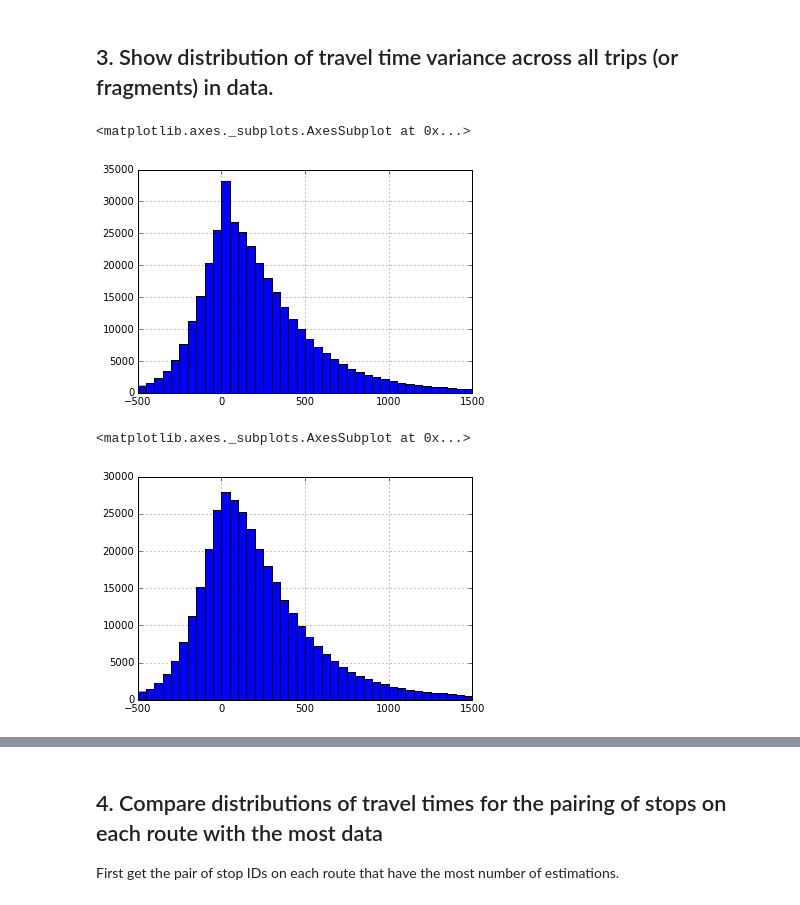
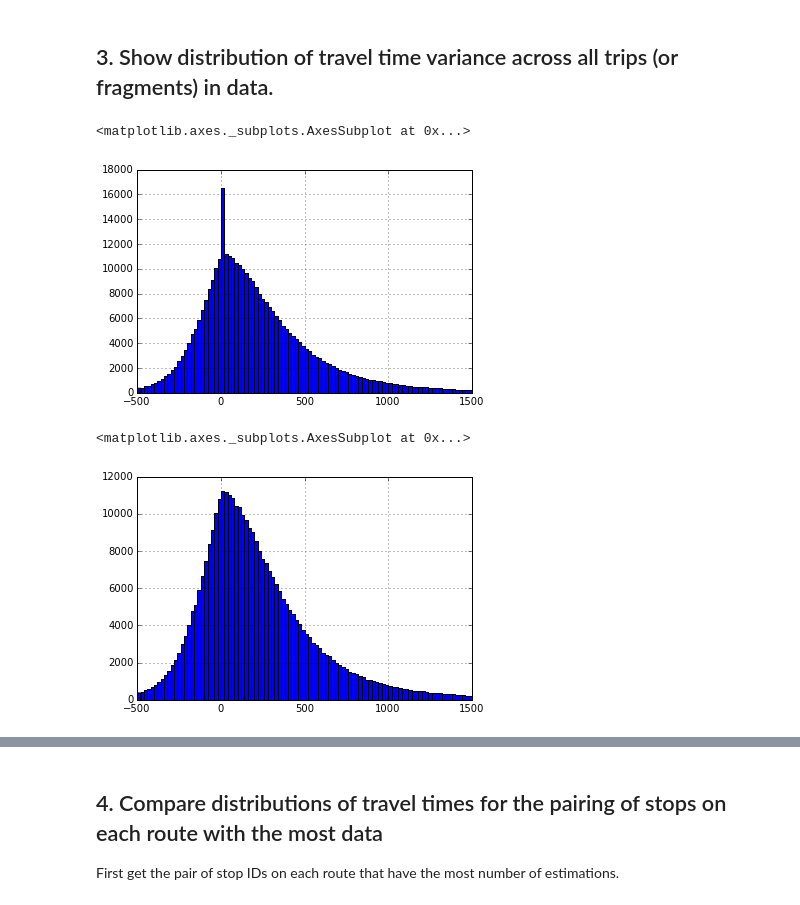
Before and after one commit to sarangof/Bus-Capstone, a Jupyter notebook: demonstration/travel_time_distributions.ipynb, the cells around one changed output, grey strips where cells are left out. Cells and saved outputs as stored; diff of their text form; code cells hidden in the pictures.

```diff
--- a/demonstration/travel_time_distributions.ipynb
+++ b/demonstration/travel_time_distributions.ipynb
@@ -83,15 +83,15 @@ def peak_hour(x):
             return False
 travel_times['P_hour'] = map(lambda x:peak_hour(x),travel_times['arrival_time_begin'])
 # %%
-travel_times['ttime_var'].hist(range=(-500,1500),bins=40)
+travel_times['ttime_var'].hist(range=(-500,1500),bins=100)
 # %% [output]
 <matplotlib.axes._subplots.AxesSubplot at 0x...>
-[figure, old version]
+[figure, new version]
 # %%
 # show without zero-value
-travel_times.query('ttime_schedule > 0')['ttime_var'].hist(range=(-500,1500),bins=40)
+travel_times.query('ttime_schedule > 0')['ttime_var'].hist(range=(-500,1500),bins=100)
 # %% [output]
 <matplotlib.axes._subplots.AxesSubplot at 0x...>
-[figure, old version]
+[figure, new version]
 # %%
 ttime_var_pct = travel_times.query('ttime_schedule > 0')['ttime_var']/travel_times.query('ttime_schedule > 0')['ttime_schedule']
```
Also changed, not shown: parts of 3 cells of this notebook, 8 other files.
